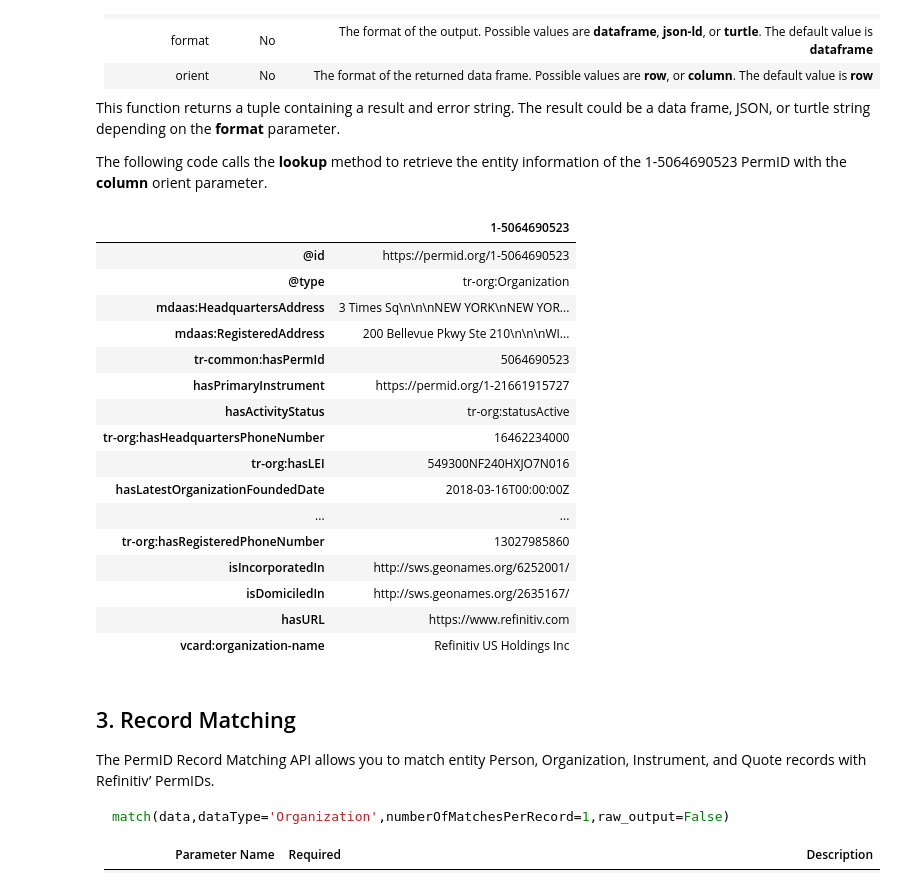
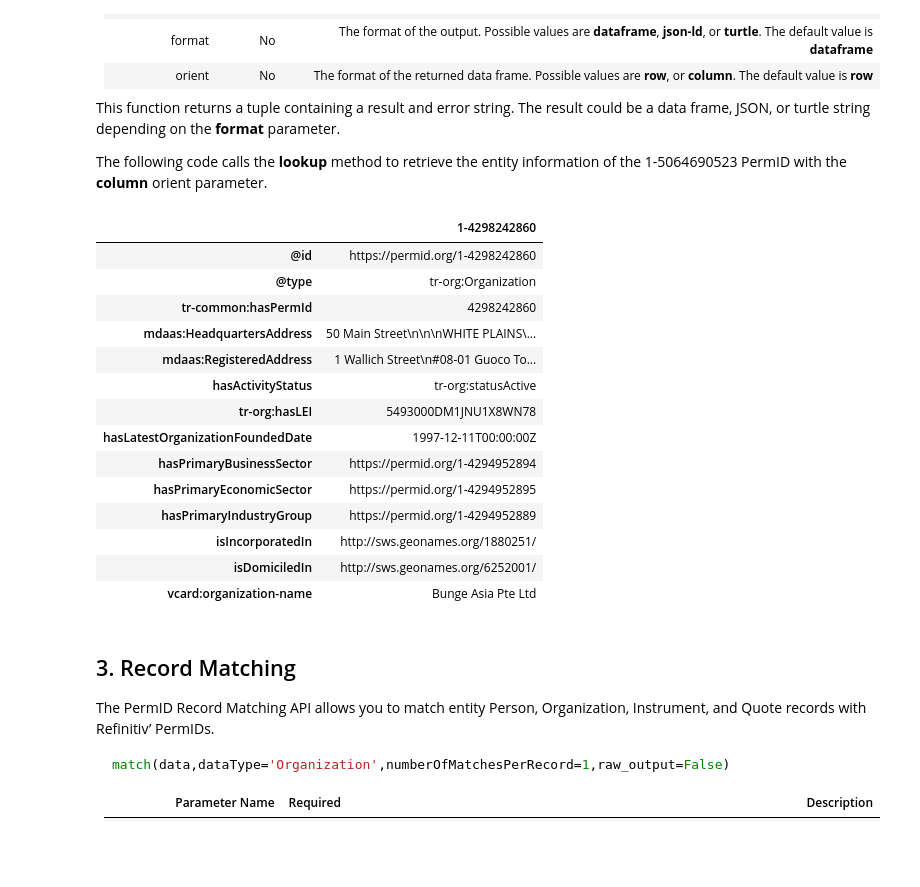
Before and after one commit to moonshotbro/Example.OpenPermID.Python.Jupyter, a Jupyter notebook: OpenPermIDExample.ipynb, the cells around one changed output. Cells and saved outputs as stored; diff of their text form; code cells hidden in the pictures; blank space fills up the shorter version.

```diff
--- a/OpenPermIDExample.ipynb
+++ b/OpenPermIDExample.ipynb
@@ -85,26 +79,24 @@ This function returns a tuple containing a result and error string. The result c
 
 The following code calls the **lookup** method to retrieve the entity information of the 1-5064690523 PermID with the **column** orient parameter.
 # %%
-output,err = opid.lookup("1-5064690523", orient="column")
+output,err = opid.lookup("1-4298242860", orient="column")
 output
 # %% [output]
-|  | 1-5064690523 |
-| @id | https://permid.org/1-5064690523 |
+|  | 1-4298242860 |
+| @id | https://permid.org/1-4298242860 |
 | @type | tr-org:Organization |
-| mdaas:HeadquartersAddress | 3 Times Sq\n\n\nNEW YORK\nNEW YOR... |
-| mdaas:RegisteredAddress | 200 Bellevue Pkwy Ste 210\n\n\nWI... |
-| tr-common:hasPermId | 5064690523 |
-| hasPrimaryInstrument | https://permid.org/1-21661915727 |
+| tr-common:hasPermId | 4298242860 |
+| mdaas:HeadquartersAddress | 50 Main Street\n\n\nWHITE PLAINS\... |
+| mdaas:RegisteredAddress | 1 Wallich Street\n#08-01 Guoco To... |
 | hasActivityStatus | tr-org:statusActive |
-| tr-org:hasHeadquartersPhoneNumber | 16462234000 |
-| tr-org:hasLEI | 549300NF240HXJO7N016 |
-| hasLatestOrganizationFoundedDate | 2018-03-16T00:00:00Z |
-| ... | ... |
-| tr-org:hasRegisteredPhoneNumber | 13027985860 |
-| isIncorporatedIn | http://sws.geonames.org/6252001/ |
-| isDomiciledIn | http://sws.geonames.org/2635167/ |
-| hasURL | https://www.refinitiv.com |
-| vcard:organization-name | Refinitiv US Holdings Inc |
+| tr-org:hasLEI | 5493000DM1JNU1X8WN78 |
+| hasLatestOrganizationFoundedDate | 1997-12-11T00:00:00Z |
+| hasPrimaryBusinessSector | https://permid.org/1-4294952894 |
+| hasPrimaryEconomicSector | https://permid.org/1-4294952895 |
+| hasPrimaryIndustryGroup | https://permid.org/1-4294952889 |
+| isIncorporatedIn | http://sws.geonames.org/1880251/ |
+| isDomiciledIn | http://sws.geonames.org/6252001/ |
+| vcard:organization-name | Bunge Asia Pte Ltd |
 # %% [markdown]
 ## 3. Record Matching
 
```
Also changed, not shown: parts of 4 cells of this notebook.
